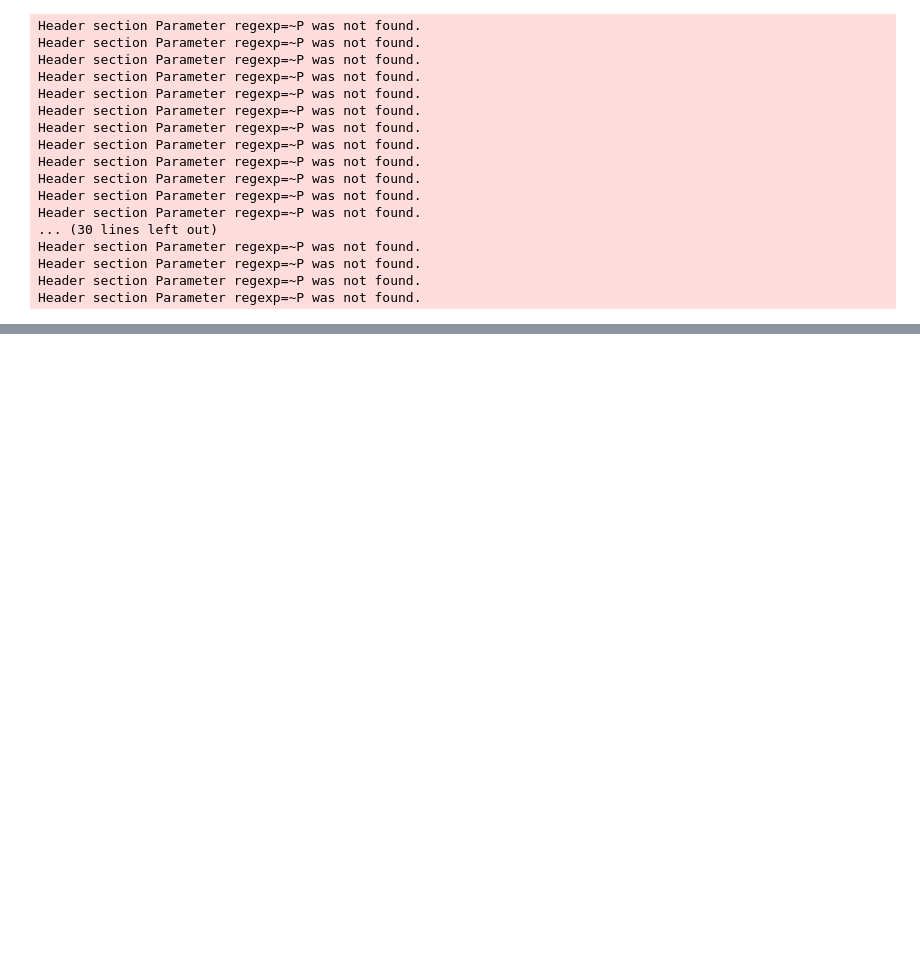
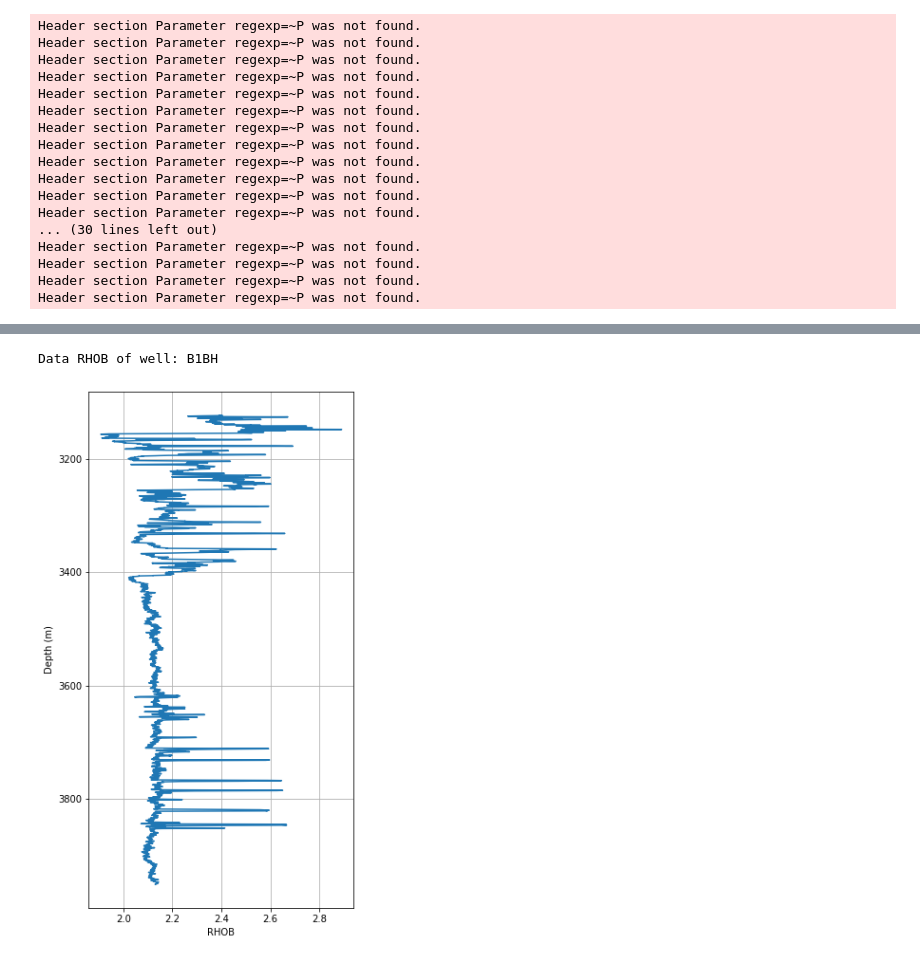
Before and after one commit to yohanesnuwara/mem, a Jupyter notebook: 01_loaddata.ipynb, the cells around one changed output, grey strips where cells are left out. Saved outputs shown, nothing was run; the diff lists cells and outputs as text; code cells hidden in the pictures; blank space fills up the shorter version.

```diff
--- a/01_loaddata.ipynb
+++ b/01_loaddata.ipynb
@@ -517,0 +144,10 @@ plt.show()
+# %%
+# type the numbers from 0 to 45 in the wellames[...]
+find = wellnames[0]
+# print the name of the searched well
+print("Well name:", find)
+id_ = np.int64(np.where(wellnames==find)).item()
+print("Data available:", lases[id_].keys())
+# check more details
+print("Detail about data:")
+print(lases[id_].curves)
@@ -517,0 +170,16 @@ plt.show()
+# %%
+# peek or overviewing the well log
+
+# which data you want to see
+data_view = 'RHOB'
+
+print("Data", data_view, "of well:", find)
+
+plt.figure(figsize=(5,10))
+plt.plot((lases[id_][data_view]), (lases[id_]['DEPTH']))
+plt.xlabel(data_view); plt.ylabel("Depth (m)")
+plt.grid(True)
+plt.gca().invert_yaxis()
+# %% [output]
+Data RHOB of well: B1BH
+[figure, added]
```
Also changed, not shown: parts of 20 cells of this notebook.
